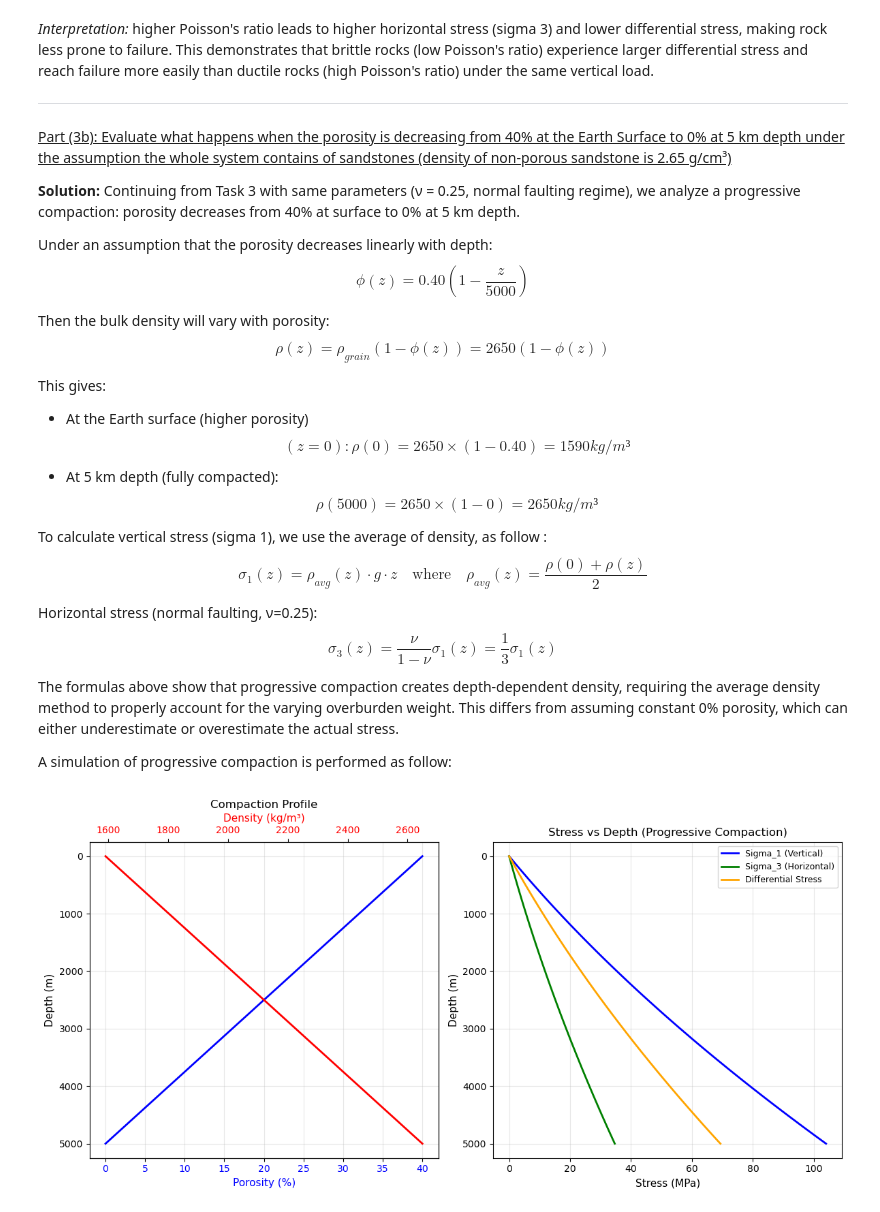
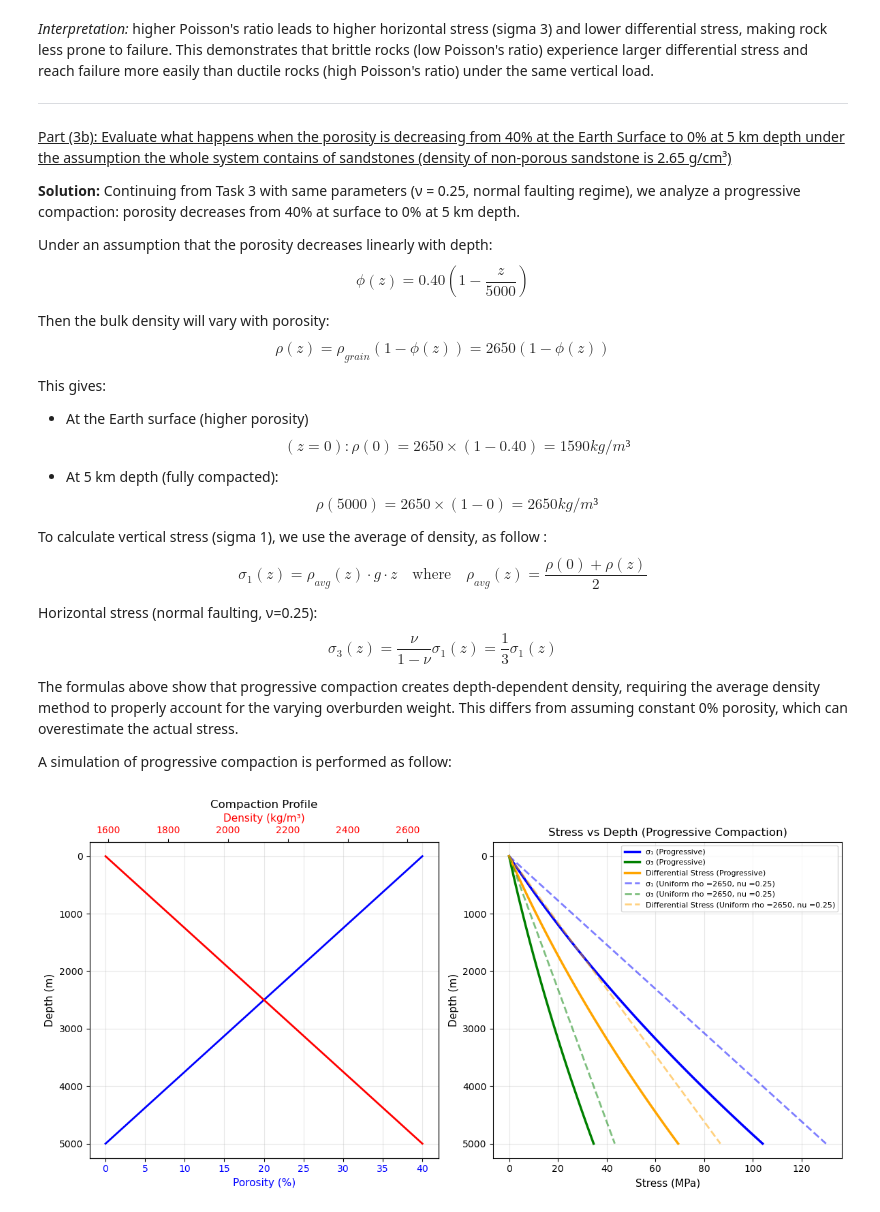
Before and after one commit to nandanajihha/Geomechanics-Q3, a Jupyter notebook: Exercise Geomechanics and Structural Geology (Feb 2026).ipynb, the cells around one changed output. Saved outputs shown, nothing was run; the diff lists cells and outputs as text; code cells hidden in the pictures.

```diff
--- a/Exercise Geomechanics and Structural Geology (Feb 2026).ipynb
+++ b/Exercise Geomechanics and Structural Geology (Feb 2026).ipynb
@@ -427,7 +427,7 @@ $$\sigma_1(z) = \rho_{avg}(z) \cdot g \cdot z \quad \text{where} \quad \rho_{avg
 Horizontal stress (normal faulting, ν=0.25):
 $$\sigma_3(z) = \frac{\nu}{1-\nu} \sigma_1(z) = \frac{1}{3} \sigma_1(z)$$
 
-The formulas above show that progressive compaction creates depth-dependent density, requiring the average density method to properly account for the varying overburden weight. This differs from assuming constant 0% porosity, which can either underestimate or overestimate the actual stress.
+The formulas above show that progressive compaction creates depth-dependent density, requiring the average density method to properly account for the varying overburden weight. This differs from assuming constant 0% porosity, which can overestimate the actual stress.
 
 A simulation of progressive compaction is performed as follow:
 # %%
@@ -454,39 +454,49 @@ sigma_1 = rho_avg * g * z / 1e6
 sigma_3 = (nu / (1 - nu)) * sigma_1
 diff_stress = sigma_1 - sigma_3
 
+# Calculate uniform rock baseline (constant density and Poisson's ratio)
+rho_uniform = 2650  # kg/m³
+nu_uniform = 0.25
+sigma_1_uniform = rho_uniform * g * z / 1e6
+sigma_3_uniform = (nu_uniform / (1 - nu_uniform)) * sigma_1_uniform
+diff_stress_uniform = sigma_1_uniform - sigma_3_uniform
+
 # Visualization
 fig, axes = plt.subplots(1, 2, figsize=(12, 6))
 
 # Plot 1: Compaction profile (porosity and density vs depth)
 ax1 = axes[0]
 ax1_twin = ax1.twiny()
 ax1.plot(phi_z * 100, z, 'b-', linewidth=2)
 ax1.set_xlabel('Porosity (%)', fontsize=11, color='b')
 ax1.tick_params(axis='x', labelcolor='b')
 ax1.set_ylabel('Depth (m)', fontsize=11)
 ax1.invert_yaxis()
 ax1.grid(alpha=0.3)
 
 ax1_twin.plot(rho_z, z, 'r-', linewidth=2)
 ax1_twin.set_xlabel('Density (kg/m³)', fontsize=11, color='r')
 ax1_twin.tick_params(axis='x', labelcolor='r')
 ax1.set_title('Compaction Profile', fontsize=12)
 
-# Plot 2: Stress with depth (progressive compaction)
+# Plot 2: Stress with depth (progressive compaction with uniform baseline)
 ax2 = axes[1]
-ax2.plot(sigma_1, z, 'b-', linewidth=2, label='Sigma_1 (Vertical)')
-ax2.plot(sigma_3, z, 'g-', linewidth=2, label='Sigma_3 (Horizontal)')
-ax2.plot(diff_stress, z, 'orange', linewidth=2, label='Differential Stress')
+ax2.plot(sigma_1, z, 'b-', linewidth=2.5, label='σ₁ (Progressive)')
+ax2.plot(sigma_3, z, 'g-', linewidth=2.5, label='σ₃ (Progressive)')
+ax2.plot(diff_stress, z, 'orange', linewidth=2.5, label='Differential Stress (Progressive)')
+ax2.plot(sigma_1_uniform, z, 'b--', linewidth=2, alpha=0.5, label='σ₁ (Uniform rho =2650, nu =0.25)')
+ax2.plot(sigma_3_uniform, z, 'g--', linewidth=2, alpha=0.5, label='σ₃ (Uniform rho =2650, nu =0.25)')
+ax2.plot(diff_stress_uniform, z, color='orange', linestyle='--', linewidth=2, alpha=0.5, label='Differential Stress (Uniform rho =2650, nu =0.25)')
 
 ax2.set_xlabel('Stress (MPa)', fontsize=11)
 ax2.set_ylabel('Depth (m)', fontsize=11)
 ax2.invert_yaxis()
 ax2.grid(alpha=0.3)
-ax2.legend(fontsize=9, loc='upper right')
+ax2.legend(fontsize=8, loc='upper right')
 ax2.set_title('Stress vs Depth (Progressive Compaction)', fontsize=12)
 
 plt.tight_layout()
 plt.show()
 # %% [output]
-[figure, old version]
+[figure, new version]
 # %% [markdown]
```
Also changed, not shown: parts of 4 cells of this notebook.
